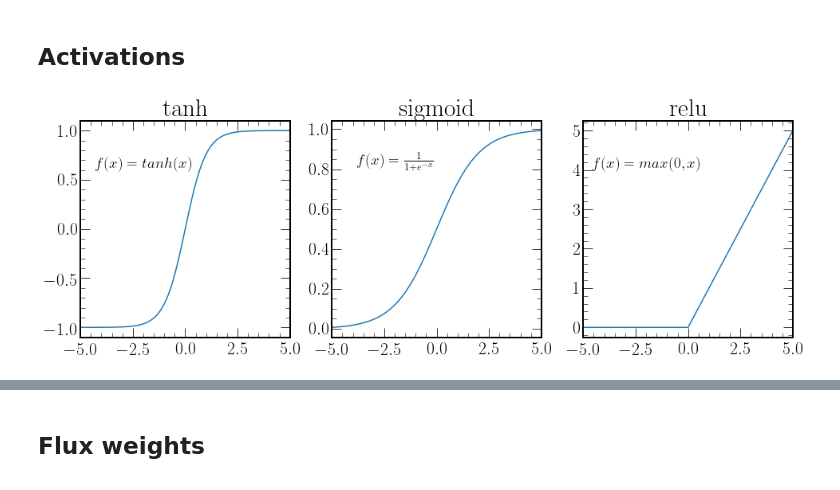
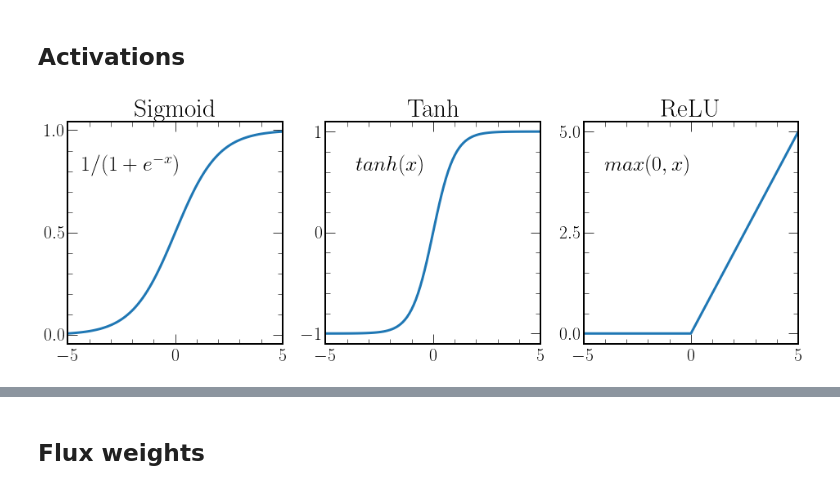
Before and after one commit to joshtingey/phd-thesis, a Jupyter notebook: plots.ipynb, the cells around one changed output, grey strips where cells are left out. Saved outputs shown, nothing was run; the diff lists cells and outputs as text; code cells hidden in the pictures.

```diff
--- a/plots.ipynb
+++ b/plots.ipynb
@@ -50,37 +52,40 @@ def save(name):
 # %%
 def tanh(x):
     return math.tanh(x)
 
 def sigmoid(x):
     return 1/(1+math.exp(-x))
 
 def relu(x):
     if x > 0:
         return float(x)
     else:
         return 0
 
 x = np.arange(-5.0, 5.1, 0.1)
 tanh_vec = np.vectorize(tanh, otypes=[np.float64])
 tanh_result = tanh_vec(x)
 sigmoid_vec = np.vectorize(sigmoid, otypes=[np.float64])
 sigmoid_result = sigmoid_vec(x)
 relu_vec = np.vectorize(relu, otypes=[np.float64])
 relu_result = relu_vec(x)
 
 fig, axs = plt.subplots(1, 3, figsize=(16, 5), gridspec_kw={"hspace": 0.3})
-axs[0].plot(x, tanh_result)
-axs[0].set_title("tanh")
-axs[0].text(0.3, 0.8, "$f(x)=tanh(x)$", fontsize=19, horizontalalignment='center', verticalalignment='center', transform=axs[0].transAxes)
-axs[1].plot(x, sigmoid_result)
-axs[1].set_title("sigmoid")
-axs[1].text(0.3, 0.8, "$f(x)=\\frac{1}{1+e^{-x}}$", fontsize=19, horizontalalignment='center', verticalalignment='center', transform=axs[1].transAxes)
-axs[2].plot(x, relu_result)
-axs[2].set_title("relu")
-axs[2].text(0.3, 0.8, "$f(x)=max(0,x)$", fontsize=19, horizontalalignment='center', verticalalignment='center', transform=axs[2].transAxes)
+axs[1].plot(x, tanh_result, linewidth=3)
+axs[1].set_title("Tanh")
+axs[1].text(0.3, 0.8, "$tanh(x)$", fontsize=26, horizontalalignment='center', verticalalignment='center', transform=axs[1].transAxes)
+plt.setp(axs[1], xticks=[-5, 0, 5], yticks=[-1.0, 0.0, 1.0])
+axs[0].plot(x, sigmoid_result, linewidth=3)
+axs[0].set_title("Sigmoid")
+axs[0].text(0.3, 0.8, "$1/(1+e^{-x})$", fontsize=26, horizontalalignment='center', verticalalignment='center', transform=axs[0].transAxes)
+plt.setp(axs[0], xticks=[-5, 0, 5], yticks=[0, 0.5, 1])
+axs[2].plot(x, relu_result, linewidth=3)
+axs[2].set_title("ReLU")
+axs[2].text(0.3, 0.8, "$max(0,x)$", fontsize=26, horizontalalignment='center', verticalalignment='center', transform=axs[2].transAxes)
+plt.setp(axs[2], xticks=[-5, 0, 5], yticks=[0, 2.5, 5])
 save("./diagrams/7-cvn/activations")
 # %% [output]
-[figure, old version]
+[figure, new version]
 # %% [markdown]
 <a id='flux_weights'></a>
 # %% [markdown]
```
Also changed, not shown: parts of 1 cell of this notebook, 23 other files.
